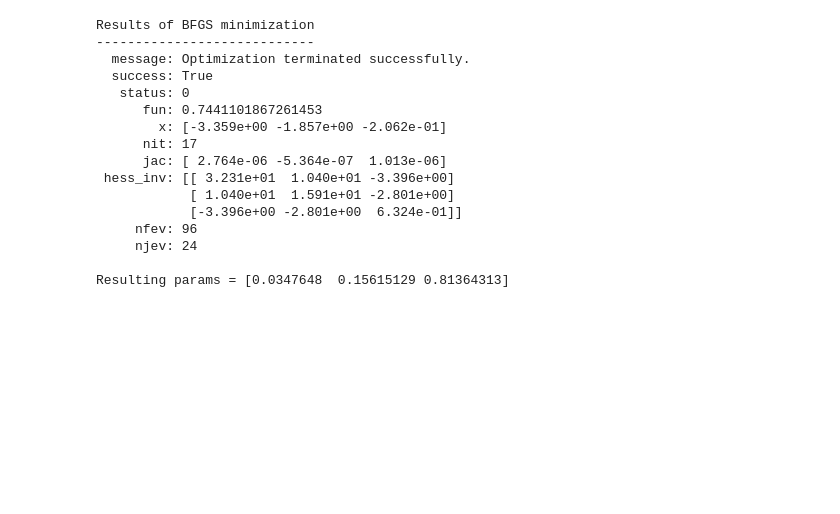
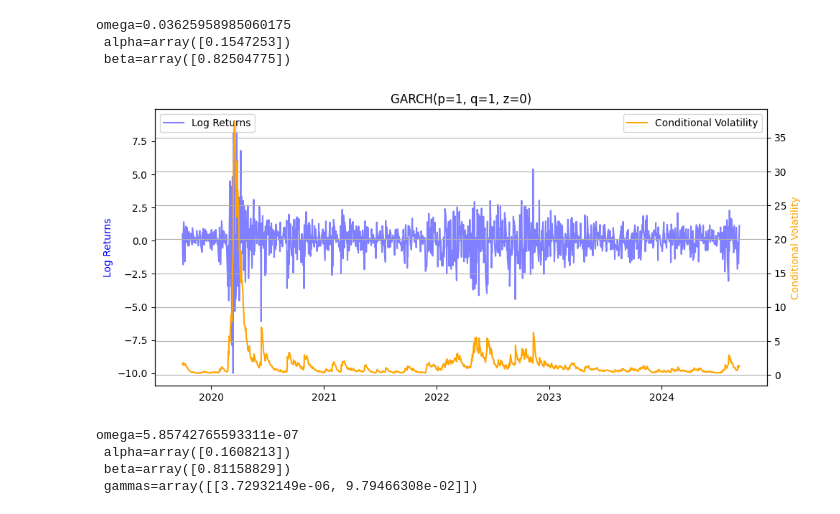
Before and after one commit to hwh1771/sentiment-analysis-volatility-forecasting, a Jupyter notebook: notebooks/garch_exogenous.ipynb, the cells around one changed output. Cells and saved outputs as stored; diff of their text form; code cells hidden in the pictures; blank space fills up the shorter version.

Commit message:
generalised GARCHX to take in any number of features; added more data for sentiment.

```diff
--- a/notebooks/garch_exogenous.ipynb
+++ b/notebooks/garch_exogenous.ipynb
@@ -99,12 +15,14 @@ class GARCH:
 # %%
-# Step 1: Download S&P 500 data for the last year
 start = datetime(2010, 1, 1)
 end = datetime(2024, 9, 10)
-snp = yf.Ticker('^GSPC')
-data = snp.history(start=start, end=end)
 
-# Step 2: Compute log returns
+# Load S&P data
+data = yf.Ticker('^GSPC').history(start=start, end=end)
 data['Log_Returns'] = np.log(data['Close'] / data['Close'].shift(1)).dropna()
-log_returns = data['Log_Returns'].dropna()
 
-data.head()
+# Load Sentiment data
+sentiment_df = pd.read_csv('../data/nyt_sentiment.csv')
+sentiment_df.index = pd.DatetimeIndex(sentiment_df['adjusted_date'])
+
+# Load Vix data
+vix = yf.Ticker('^VIX').history(start=start, end=end)[['Close']].rename(columns={'Close':'VIX Close'})
@@ -123,6 +29,10 @@ sentiment_df.index = pd.DatetimeIndex(sentiment_df['adjusted_date'])
 # %%
+# Merge all into one dataframe
 data.index = pd.DatetimeIndex(data.index.tz_localize(None))
-data_with_sentiment = data.join(sentiment_df, how='inner')
+vix.index = pd.DatetimeIndex(vix.index.tz_localize(None))
+data_with_sentiment = data.join(sentiment_df, how='inner').join(vix[['VIX Close']], how='left')
 
 log_returns = data_with_sentiment['Log_Returns']
-exo_sentiment = data_with_sentiment[['mean_pos_sentiment',	'mean_neg_sentiment', 'mean_neutral_sentiment']].to_numpy()
+exo_sentiment = data_with_sentiment[['mean_pos_sentiment',	'mean_neg_sentiment']].to_numpy()
+
+data_with_sentiment.head()
@@ -129,23 +257,19 @@ exo_sentiment = data_with_sentiment[['mean_pos_sentiment',	'mean_neg_sentiment',
 # %%
-garch_baseline = GARCH()
-garch_baseline.train([0.5]*3, 100*log_returns)
+garch_baseline = GARCH(p=1, q=1, z=0)
+garch_baseline.train(100*log_returns)
 # %% [output]
-Results of BFGS minimization
-----------------------------
-  message: Optimization terminated successfully.
-  success: True
-   status: 0
-      fun: 0.7441101867261453
-        x: [-3.359e+00 -1.857e+00 -2.062e-01]
-      nit: 17
-      jac: [ 2.764e-06 -5.364e-07  1.013e-06]
- hess_inv: [[ 3.231e+01  1.040e+01 -3.396e+00]
-            [ 1.040e+01  1.591e+01 -2.801e+00]
-            [-3.396e+00 -2.801e+00  6.324e-01]]
-     nfev: 96
-     njev: 24
-
-Resulting params = [0.0347648  0.15615129 0.81364313]
+omega=0.03625958985060175
+ alpha=array([0.1547253])
+ beta=array([0.82504775])
+# %%
+garch_baseline.plot()
+# %% [output]
+[figure, added]
 # %%
-garch_with_sentiment = GARCH()
-garch_with_sentiment.train([0.5]*6, 100*log_returns, exo_sentiment)
+garch_with_sentiment = GARCH(p=1, q=1, z=1)
+garch_with_sentiment.train(100*log_returns, exo_sentiment)
+# %% [output]
+omega=5.85742765593311e-07
+ alpha=array([0.1608213])
+ beta=array([0.81158829])
+ gammas=array([[3.72932149e-06, 9.79466308e-02]])
```
Also changed, not shown: parts of 18 cells of this notebook, 2 other files.
